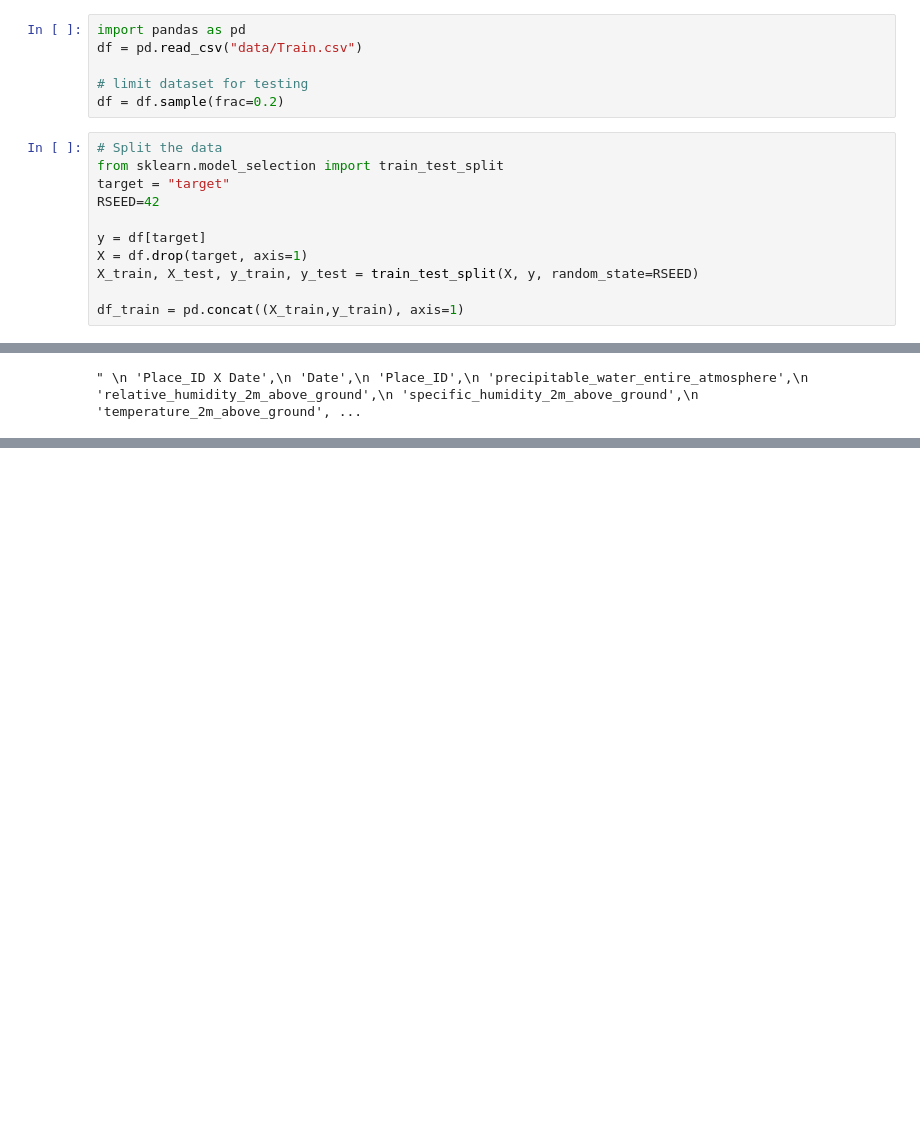
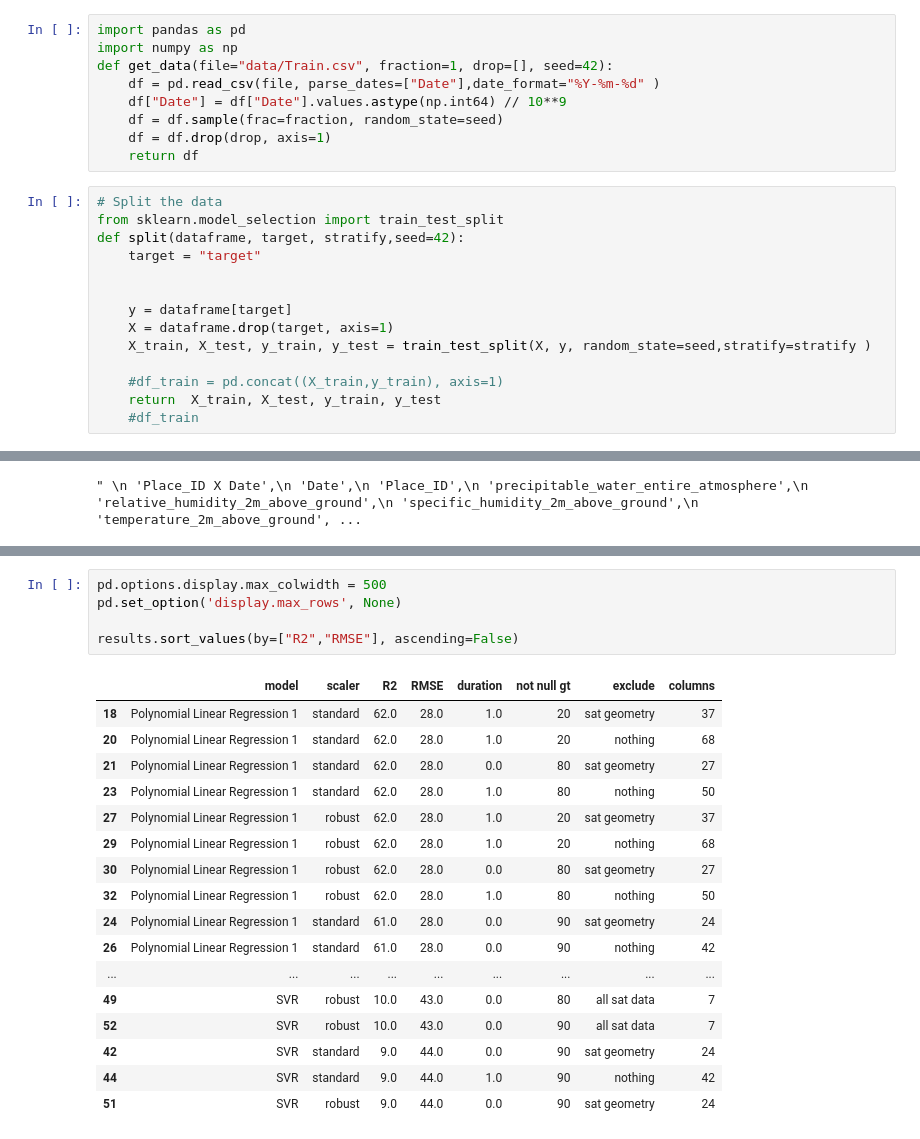
Before and after one commit to neuefische/ds-ml-project-pollution1, a Jupyter notebook: Final_Model.ipynb, the cells around one changed output, grey strips where cells are left out. Drawn from its saved outputs; the diff is of its cells as text; blank space fills up the shorter version.

Commit message:
model with functions and loops

```diff
--- a/Final_Model.ipynb
+++ b/Final_Model.ipynb
@@ -1,20 +1,26 @@
 # %%
 import pandas as pd
-df = pd.read_csv("data/Train.csv")
-
-# limit dataset for testing
-df = df.sample(frac=0.2)
+import numpy as np
+def get_data(file="data/Train.csv", fraction=1, drop=[], seed=42):
+    df = pd.read_csv(file, parse_dates=["Date"],date_format="%Y-%m-%d" )
+    df["Date"] = df["Date"].values.astype(np.int64) // 10**9
+    df = df.sample(frac=fraction, random_state=seed)
+    df = df.drop(drop, axis=1)
+    return df
 # %%
 # Split the data
 from sklearn.model_selection import train_test_split
-target = "target"
-RSEED=42
+def split(dataframe, target, stratify,seed=42):
+    target = "target"
 
-y = df[target]
-X = df.drop(target, axis=1)
-X_train, X_test, y_train, y_test = train_test_split(X, y, random_state=RSEED)
 
-df_train = pd.concat((X_train,y_train), axis=1)
+    y = dataframe[target]
+    X = dataframe.drop(target, axis=1)
+    X_train, X_test, y_train, y_test = train_test_split(X, y, random_state=seed,stratify=stratify )
+
+    #df_train = pd.concat((X_train,y_train), axis=1)
+    return  X_train, X_test, y_train, y_test
+    #df_train
 # %%
 """
  'Place_ID X Date',
@@ -183,0 +247,23 @@ pd.DataFrame(results)
+# %%
+pd.options.display.max_colwidth = 500
+pd.set_option('display.max_rows', None)
+
+results.sort_values(by=["R2","RMSE"], ascending=False)
+# %% [output]
+|  | model | scaler | R2 | RMSE | duration | not null gt | exclude | columns |
+| 18 | Polynomial Linear Regression 1 | standard | 62.0 | 28.0 | 1.0 | 20 | sat geometry | 37 |
+| 20 | Polynomial Linear Regression 1 | standard | 62.0 | 28.0 | 1.0 | 20 | nothing | 68 |
+| 21 | Polynomial Linear Regression 1 | standard | 62.0 | 28.0 | 0.0 | 80 | sat geometry | 27 |
+| 23 | Polynomial Linear Regression 1 | standard | 62.0 | 28.0 | 1.0 | 80 | nothing | 50 |
+| 27 | Polynomial Linear Regression 1 | robust | 62.0 | 28.0 | 1.0 | 20 | sat geometry | 37 |
+| 29 | Polynomial Linear Regression 1 | robust | 62.0 | 28.0 | 1.0 | 20 | nothing | 68 |
+| 30 | Polynomial Linear Regression 1 | robust | 62.0 | 28.0 | 0.0 | 80 | sat geometry | 27 |
+| 32 | Polynomial Linear Regression 1 | robust | 62.0 | 28.0 | 1.0 | 80 | nothing | 50 |
+| 24 | Polynomial Linear Regression 1 | standard | 61.0 | 28.0 | 0.0 | 90 | sat geometry | 24 |
+| 26 | Polynomial Linear Regression 1 | standard | 61.0 | 28.0 | 0.0 | 90 | nothing | 42 |
+| ... | ... | ... | ... | ... | ... | ... | ... | ... |
+| 49 | SVR | robust | 10.0 | 43.0 | 0.0 | 80 | all sat data | 7 |
+| 52 | SVR | robust | 10.0 | 43.0 | 0.0 | 90 | all sat data | 7 |
+| 42 | SVR | standard | 9.0 | 44.0 | 0.0 | 90 | sat geometry | 24 |
+| 44 | SVR | standard | 9.0 | 44.0 | 1.0 | 90 | nothing | 42 |
+| 51 | SVR | robust | 9.0 | 44.0 | 0.0 | 90 | sat geometry | 24 |
```
Also changed, not shown: parts of 3 cells of this notebook, 4 other files.
